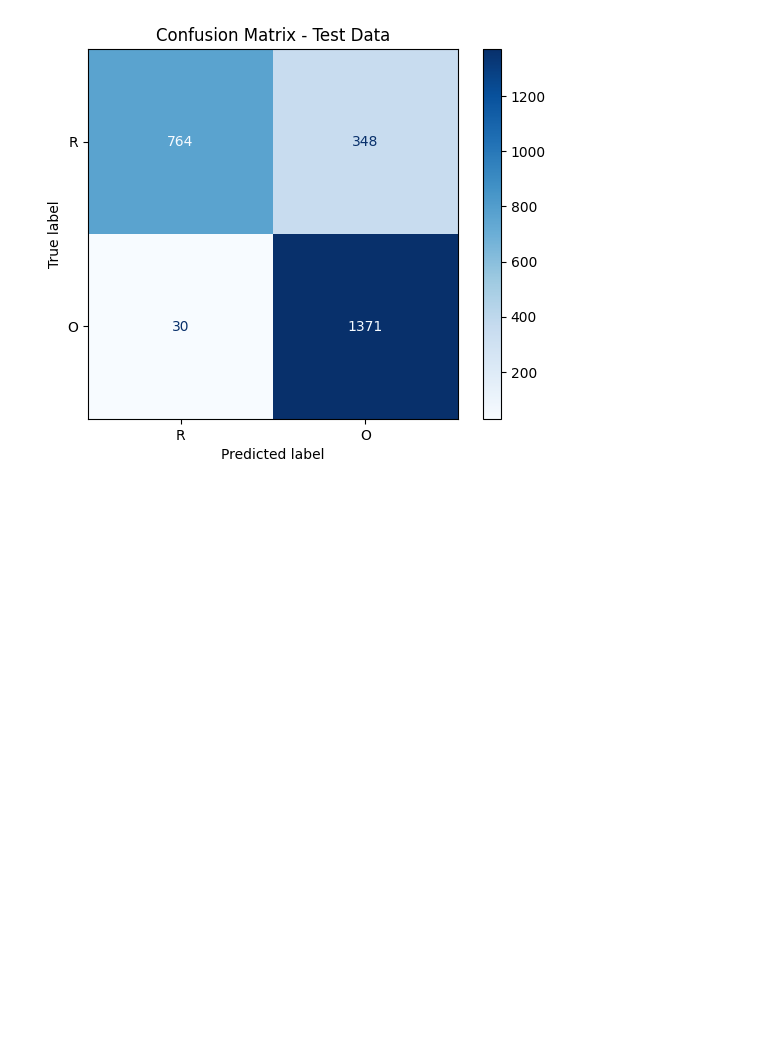
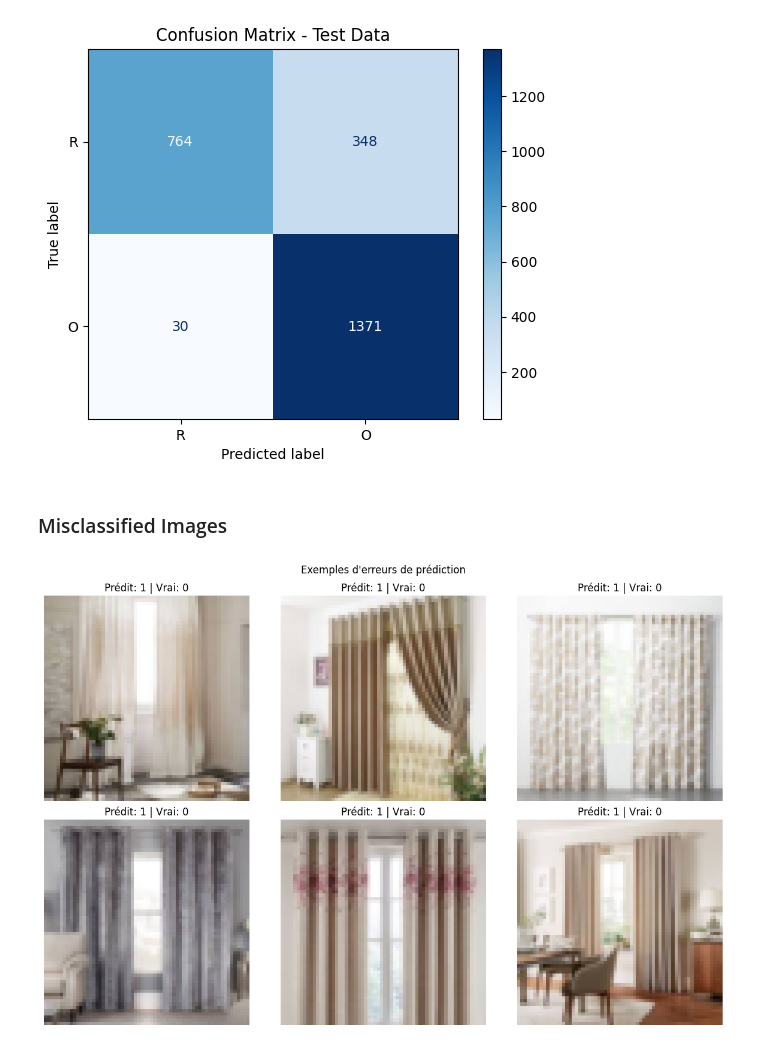
Before and after one commit to Marco2a94/ML-Trash-Sorting-with-Computer-Vision, a Jupyter notebook: detection_trash_torch.ipynb, the cells around one changed output. Saved outputs shown, nothing was run; the diff lists cells and outputs as text; code cells hidden in the pictures; blank space fills up the shorter version.

Commit message:
Add Misclassified Images

```diff
--- a/detection_trash_torch.ipynb
+++ b/detection_trash_torch.ipynb
@@ -199,3 +199,33 @@ plt.title("Confusion Matrix - Test Data")
 plt.show()
 # %% [output]
 [figure]
+# %% [markdown]
+### Misclassified Images
+# %%
+misclassified = []
+
+model.eval()
+with torch.no_grad():
+    for inputs, labels in test_loader:
+        labels = labels.float().unsqueeze(1)
+        outputs = model(inputs)
+        preds = (outputs >= 0.5).float()
+
+        for img, pred, true in zip(inputs, preds, labels):
+            if pred != true:
+                misclassified.append((img, int(pred.item()), int(true.item())))
+
+# Printing a maximum of 6 images
+plt.figure(figsize=(12, 8))
+for i, (img, pred, true) in enumerate(misclassified[:6]):
+    plt.subplot(2, 3, i + 1)
+    img_np = img.permute(1, 2, 0).numpy()
+    plt.imshow(img_np)
+    plt.title(f"Prédit: {pred} | Vrai: {true}")
+    plt.axis('off')
+
+plt.suptitle("Exemples d'erreurs de prédiction")
+plt.tight_layout()
+plt.show()
+# %% [output]
+[figure, added]
```
